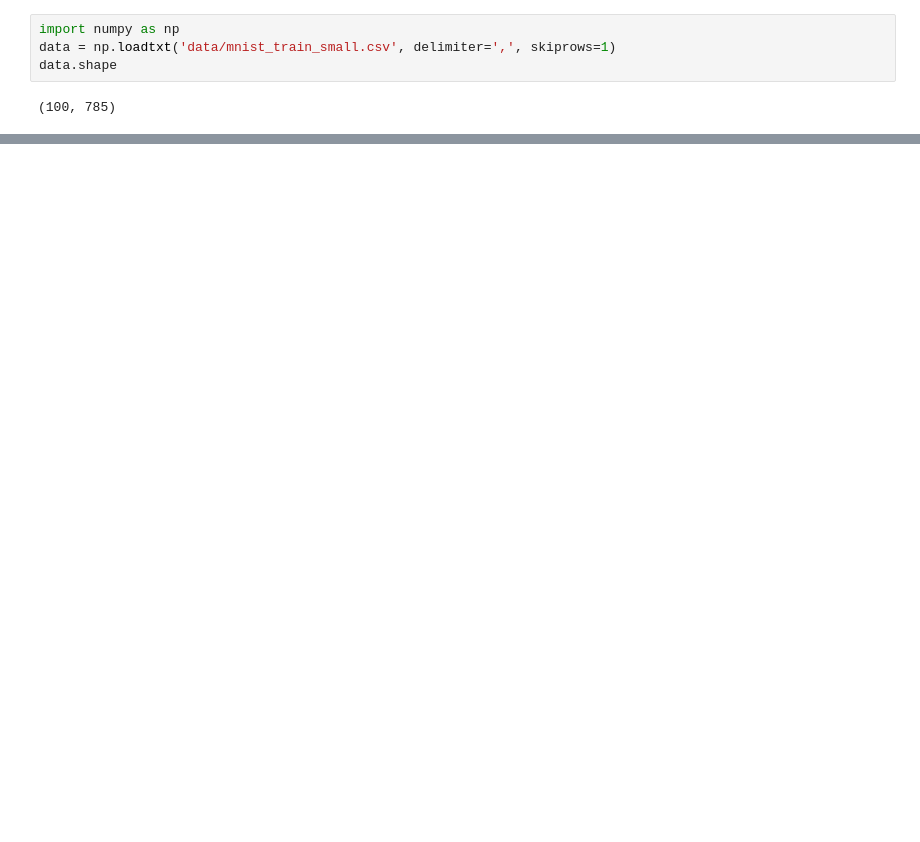
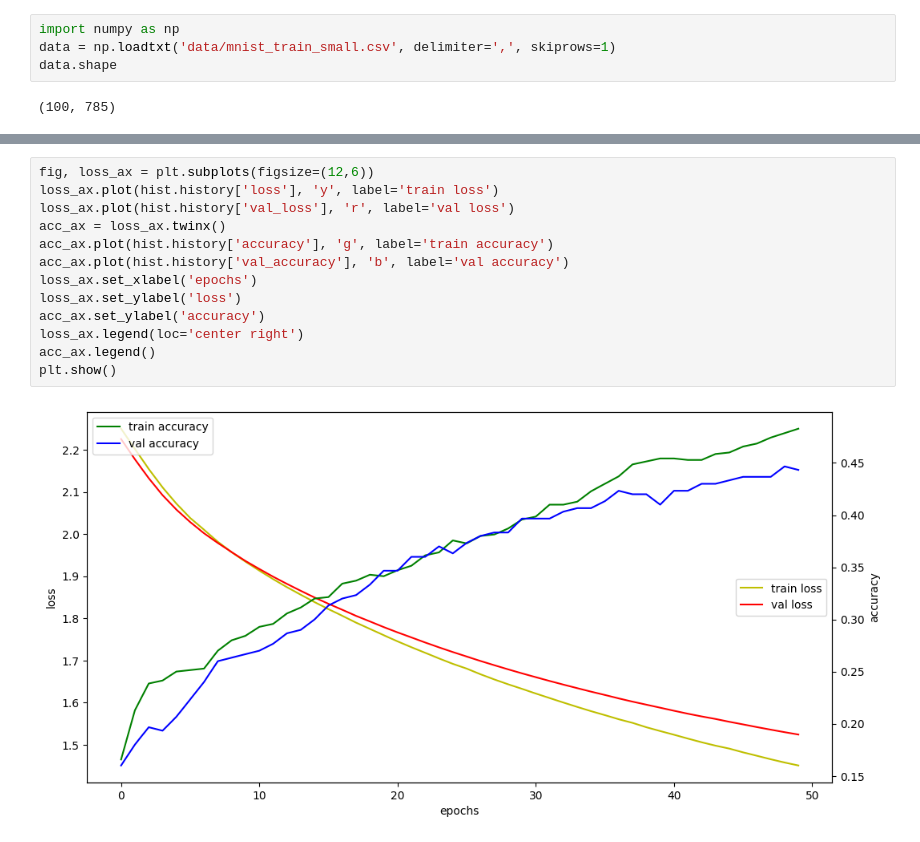
Before and after one commit to jangsh4752/ai_x, a Jupyter notebook: source/05_DeepLearning/08_DNN(딥러닝)_MNIST(손글씨데이터).ipynb, the cells around one changed output, grey strips where cells are left out. Saved outputs shown, nothing was run; the diff lists cells and outputs as text; blank space fills up the shorter version.

```diff
--- a/source/05_DeepLearning/08_DNN(딥러닝)_MNIST(손글씨데이터).ipynb
+++ b/source/05_DeepLearning/08_DNN(딥러닝)_MNIST(손글씨데이터).ipynb
@@ -30,0 +472,15 @@ plt.imshow(img)
+# %%
+fig, loss_ax = plt.subplots(figsize=(12,6))
+loss_ax.plot(hist.history['loss'], 'y', label='train loss')
+loss_ax.plot(hist.history['val_loss'], 'r', label='val loss')
+acc_ax = loss_ax.twinx()
+acc_ax.plot(hist.history['accuracy'], 'g', label='train accuracy')
+acc_ax.plot(hist.history['val_accuracy'], 'b', label='val accuracy')
+loss_ax.set_xlabel('epochs')
+loss_ax.set_ylabel('loss')
+acc_ax.set_ylabel('accuracy')
+loss_ax.legend(loc='center right')
+acc_ax.legend()
+plt.show()
+# %% [output]
+[figure, added]
```
Also changed, not shown: parts of 47 cells of this notebook, 45 other files.
